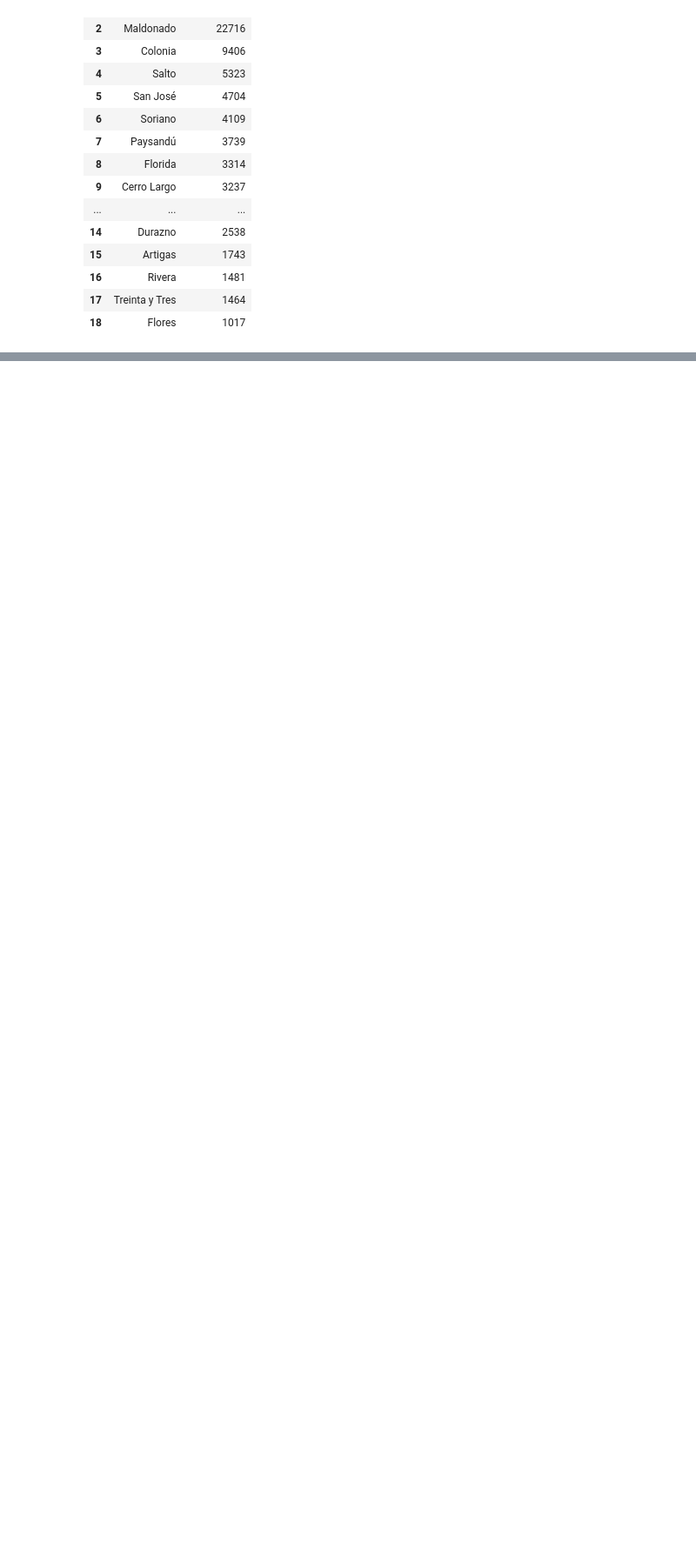
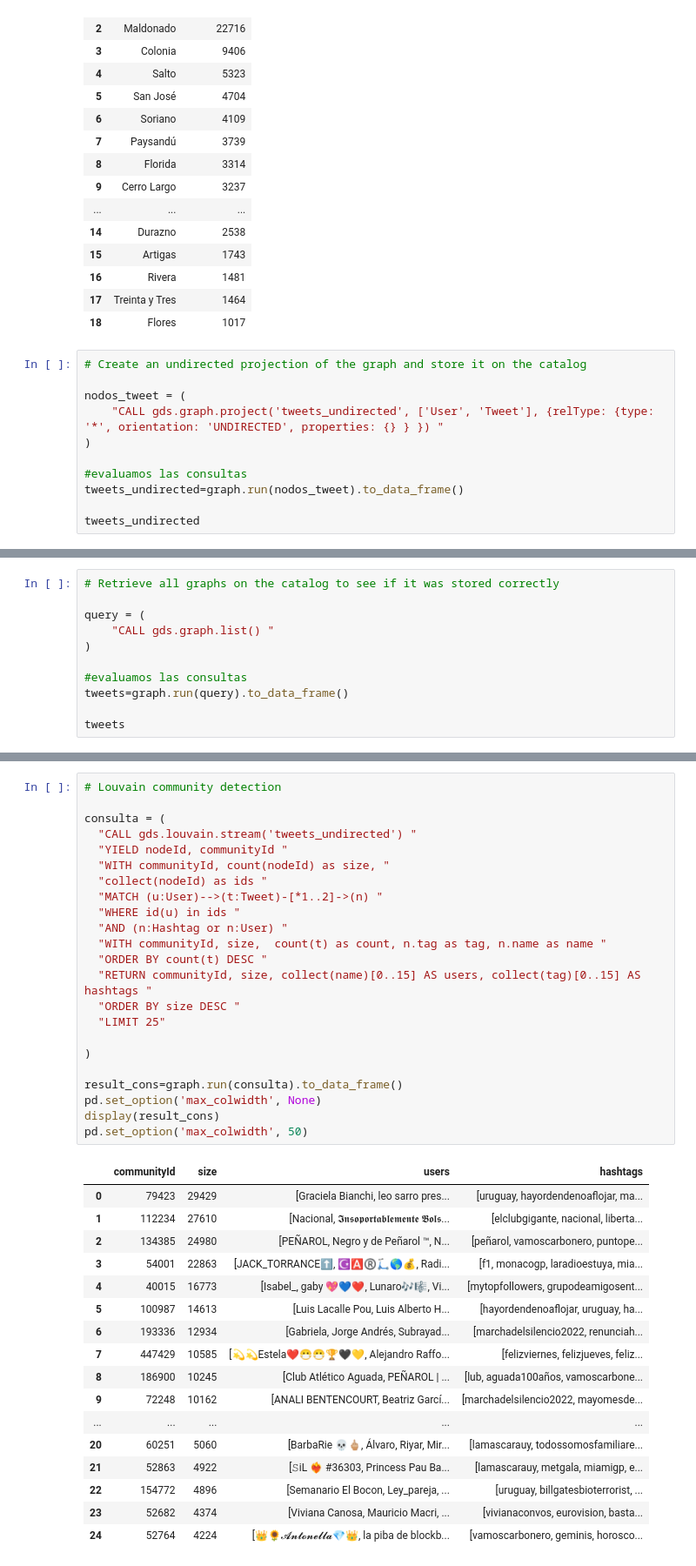
Before and after one commit to rodrigallardo/twitter-uy, a Jupyter notebook: consultas.ipynb, the cells around one changed output, grey strips where cells are left out. Shown at 87% size. Drawn from its saved outputs; the diff is of its cells as text; blank space fills up the shorter version.

Commit message:
Added community detection
Also small improvements to initial stats

```diff
--- a/consultas.ipynb
+++ b/consultas.ipynb
@@ -235,3 +326,14 @@ result_cons
 | 16 | Rivera | 1481 |
 | 17 | Treinta y Tres | 1464 |
 | 18 | Flores | 1017 |
+# %%
+# Create an undirected projection of the graph and store it on the catalog
+
+nodos_tweet = (
+    "CALL gds.graph.project('tweets_undirected', ['User', 'Tweet'], {relType: {type: '*', orientation: 'UNDIRECTED', properties: {} } }) "
+)
+
+#evaluamos las consultas
+tweets_undirected=graph.run(nodos_tweet).to_data_frame()
+
+tweets_undirected
@@ -237,0 +343,11 @@ result_cons
+# %%
+# Retrieve all graphs on the catalog to see if it was stored correctly
+
+query = (
+    "CALL gds.graph.list() "
+)
+
+#evaluamos las consultas
+tweets=graph.run(query).to_data_frame()
+
+tweets
@@ -237,0 +359,41 @@ result_cons
+# %%
+# Louvain community detection
+
+consulta = (
+  "CALL gds.louvain.stream('tweets_undirected') "
+  "YIELD nodeId, communityId "
+  "WITH communityId, count(nodeId) as size, "
+  "collect(nodeId) as ids "
+  "MATCH (u:User)-->(t:Tweet)-[*1..2]->(n) "
+  "WHERE id(u) in ids "
+  "AND (n:Hashtag or n:User) "
+  "WITH communityId, size,  count(t) as count, n.tag as tag, n.name as name "
+  "ORDER BY count(t) DESC "
+  "RETURN communityId, size, collect(name)[0..15] AS users, collect(tag)[0..15] AS hashtags "
+  "ORDER BY size DESC "
+  "LIMIT 25"
+
+)
+
+result_cons=graph.run(consulta).to_data_frame()
+pd.set_option('max_colwidth', None)
+display(result_cons)
+pd.set_option('max_colwidth', 50)
+# %% [output]
+|  | communityId | size | users | hashtags |
+| 0 | 79423 | 29429 | [Graciela Bianchi, leo sarro pres... | [uruguay, hayordendenoaflojar, ma... |
+| 1 | 112234 | 27610 | [Nacional, 𝕴𝖓𝖘𝖔𝖕𝖔𝖗𝖙𝖆𝖇𝖑𝖊𝖒𝖊𝖓𝖙𝖊 𝕭𝖔𝖑𝖘... | [elclubgigante, nacional, liberta... |
+| 2 | 134385 | 24980 | [PEÑAROL, Negro y de Peñarol ™, N... | [peñarol, vamoscarbonero, puntope... |
+| 3 | 54001 | 22863 | [JACK_TORRANCE⬆️, ☪️🅰️®️🛴🌎💰, Radi... | [f1, monacogp, laradioestuya, mia... |
+| 4 | 40015 | 16773 | [Isabel_, gaby 💖💙❤️, Lunaro🎶🎼, Vi... | [mytopfollowers, grupodeamigosent... |
+| 5 | 100987 | 14613 | [Luis Lacalle Pou, Luis Alberto H... | [hayordendenoaflojar, uruguay, ha... |
+| 6 | 193336 | 12934 | [Gabriela, Jorge Andrés, Subrayad... | [marchadelsilencio2022, renunciah... |
+| 7 | 447429 | 10585 | [💫💫Estela❤️😷😷🏆🖤💛, Alejandro Raffo... | [felizviernes, felizjueves, feliz... |
+| 8 | 186900 | 10245 | [Club Atlético Aguada, PEÑAROL | ... | [lub, aguada100años, vamoscarbone... |
+| 9 | 72248 | 10162 | [ANALI BENTENCOURT, Beatriz Garcí... | [marchadelsilencio2022, mayomesde... |
+| ... | ... | ... | ... | ... |
+| 20 | 60251 | 5060 | [BarbaRie 💀🖕🏼, Álvaro, Riyar, Mir... | [lamascarauy, todossomosfamiliare... |
+| 21 | 52863 | 4922 | [𝚂iL ❤️‍🔥 #36303, Princess Pau Ba... | [lamascarauy, metgala, miamigp, e... |
+| 22 | 154772 | 4896 | [Semanario El Bocon, Ley_pareja, ... | [uruguay, billgatesbioterrorist, ... |
+| 23 | 52682 | 4374 | [Viviana Canosa, Mauricio Macri, ... | [vivianaconvos, eurovision, basta... |
+| 24 | 52764 | 4224 | [👑🌻𝓐𝓷𝓽𝓸𝓷𝓮𝓵𝓵𝓪💎👑, la piba de blockb... | [vamoscarbonero, geminis, horosco... |
```
Also changed, not shown: parts of 9 cells of this notebook.
